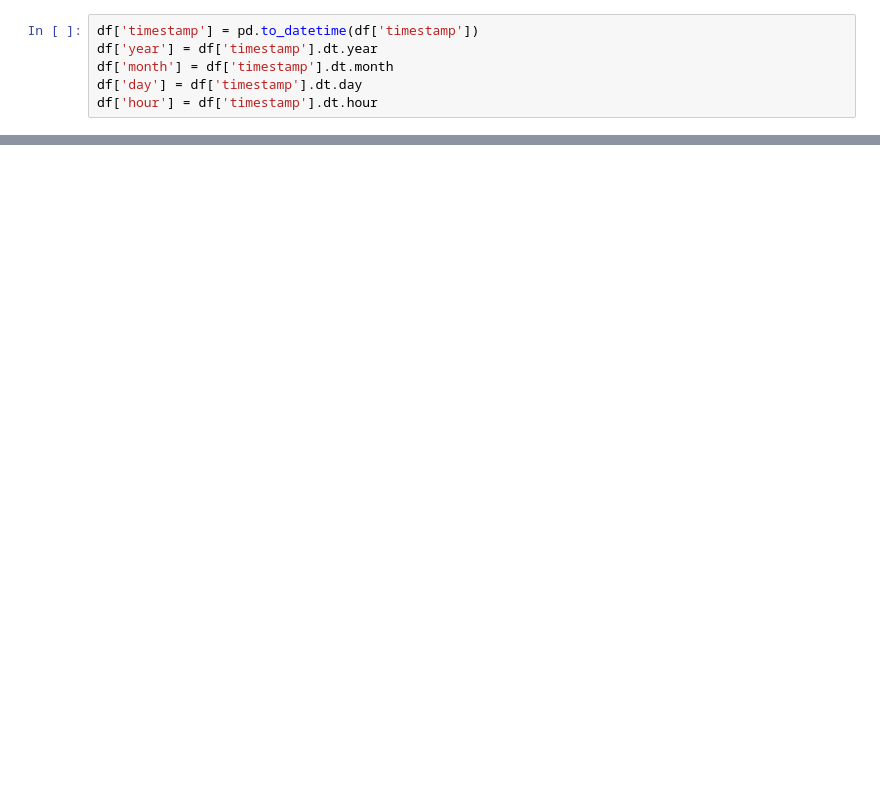
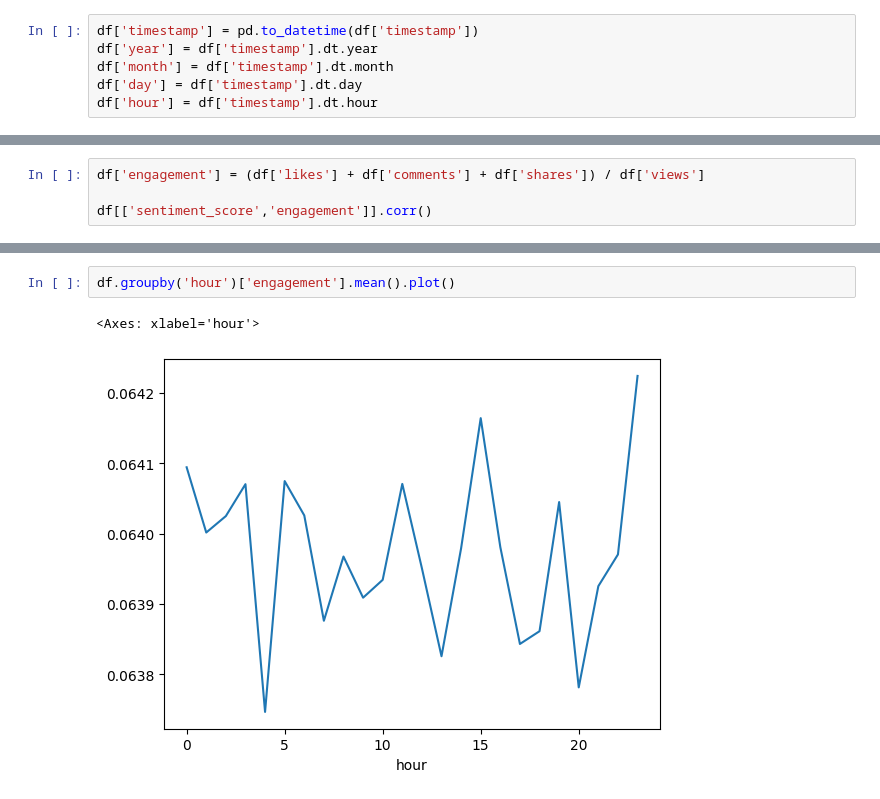
Before and after one commit to BuddhiDihansa/Youtube-Dashboard, a Jupyter notebook: main.ipynb, the cells around one changed output, grey strips where cells are left out. Cells and saved outputs as stored; diff of their text form; blank space fills up the shorter version.

```diff
--- a/main.ipynb
+++ b/main.ipynb
@@ -39,0 +153,4 @@ print(df.isnull().sum())
+# %%
+df['engagement'] = (df['likes'] + df['comments'] + df['shares']) / df['views']
+
+df[['sentiment_score','engagement']].corr()
@@ -39,0 +174,5 @@ print(df.isnull().sum())
+# %%
+df.groupby('hour')['engagement'].mean().plot()
+# %% [output]
+<Axes: xlabel='hour'>
+[figure, added]
```
Also changed, not shown: parts of 32 cells of this notebook.
